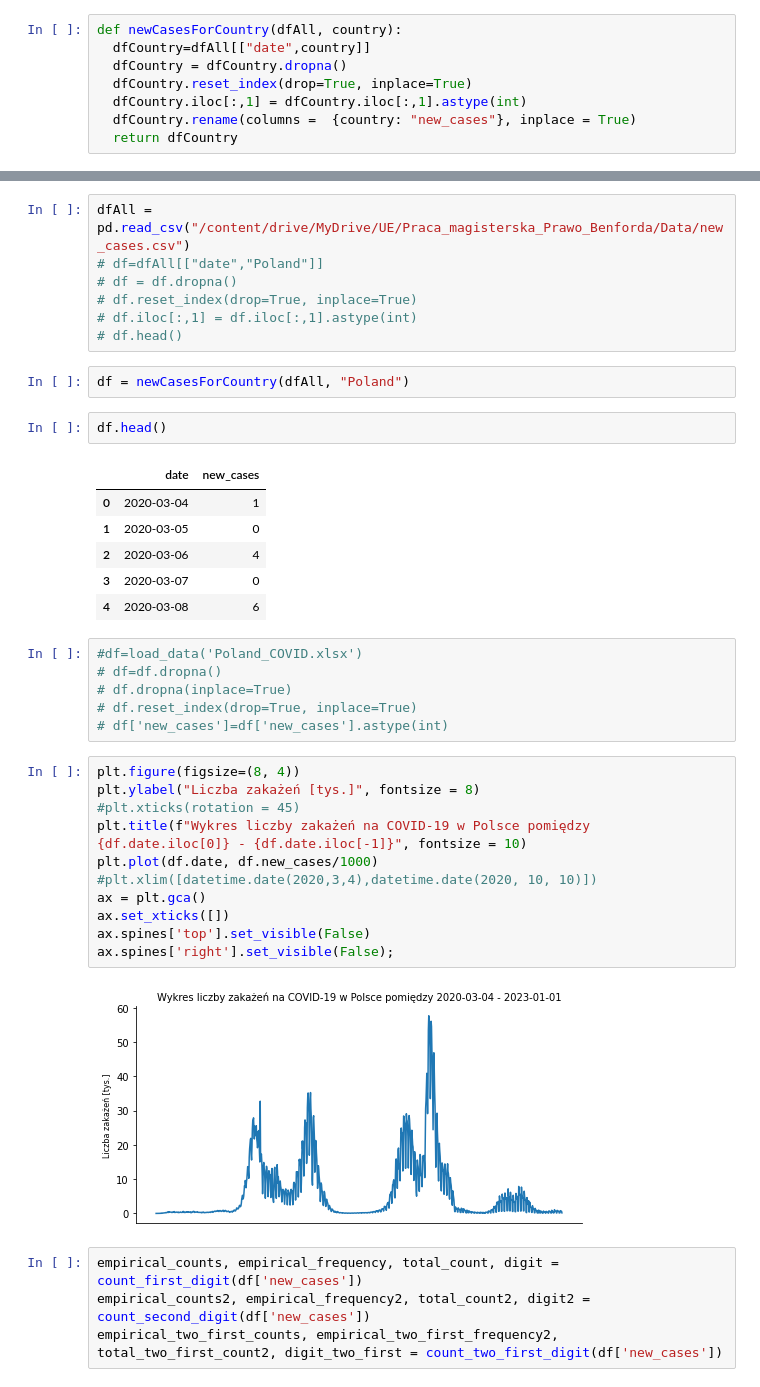
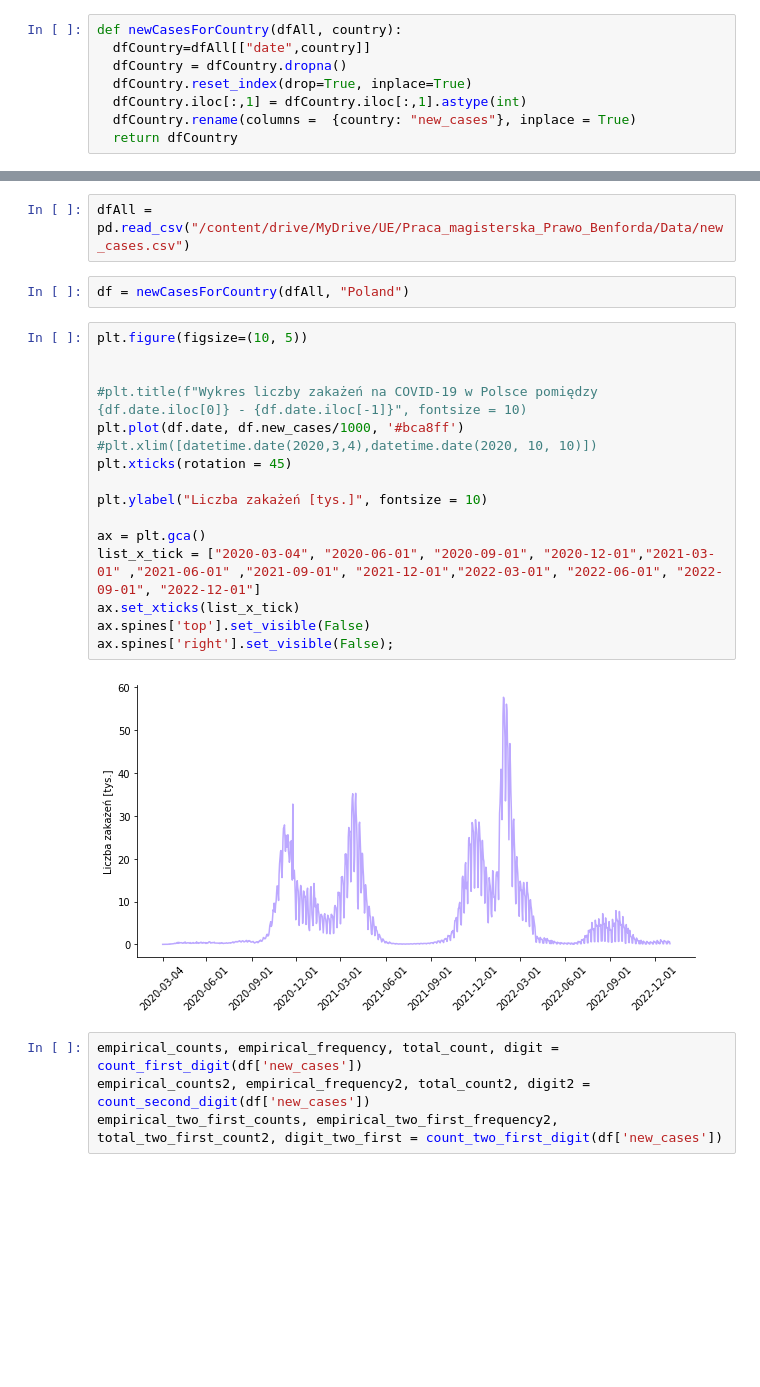
Before and after one commit to antoniperuzynski/BenfordsLaw, a Jupyter notebook: Benford_Law.ipynb, the cells around one changed output, grey strips where cells are left out. Cells and saved outputs as stored; diff of their text form; blank space fills up the shorter version.

Commit message:
Change plots to purple

```diff
--- a/Benford_Law.ipynb
+++ b/Benford_Law.ipynb
@@ -278,41 +273,26 @@ Drive already mounted at /content/drive; to attempt to forcibly remount, call dr
 new_cases.csv
 # %%
 dfAll = pd.read_csv("/content/drive/MyDrive/UE/Praca_magisterska_Prawo_Benforda/Data/new_cases.csv")
-# df=dfAll[["date","Poland"]]
-# df = df.dropna()
-# df.reset_index(drop=True, inplace=True)
-# df.iloc[:,1] = df.iloc[:,1].astype(int)
-# df.head()
 # %%
 df = newCasesForCountry(dfAll, "Poland")
-# %%
-df.head()
-# %% [output]
-|  | date | new_cases |
-| 0 | 2020-03-04 | 1 |
-| 1 | 2020-03-05 | 0 |
-| 2 | 2020-03-06 | 4 |
-| 3 | 2020-03-07 | 0 |
-| 4 | 2020-03-08 | 6 |
-# %%
-#df=load_data('Poland_COVID.xlsx')
-# df=df.dropna()
-# df.dropna(inplace=True)
-# df.reset_index(drop=True, inplace=True)
-# df['new_cases']=df['new_cases'].astype(int)
 # %%
-plt.figure(figsize=(8, 4))
-plt.ylabel("Liczba zakażeń [tys.]", fontsize = 8)
-#plt.xticks(rotation = 45)
-plt.title(f"Wykres liczby zakażeń na COVID-19 w Polsce pomiędzy {df.date.iloc[0]} - {df.date.iloc[-1]}", fontsize = 10)
-plt.plot(df.date, df.new_cases/1000)
+plt.figure(figsize=(10, 5))
+
+
+#plt.title(f"Wykres liczby zakażeń na COVID-19 w Polsce pomiędzy {df.date.iloc[0]} - {df.date.iloc[-1]}", fontsize = 10)
+plt.plot(df.date, df.new_cases/1000, '#bca8ff')
 #plt.xlim([datetime.date(2020,3,4),datetime.date(2020, 10, 10)])
+plt.xticks(rotation = 45)
+
+plt.ylabel("Liczba zakażeń [tys.]", fontsize = 10)
+
 ax = plt.gca()
-ax.set_xticks([])
+list_x_tick = ["2020-03-04", "2020-06-01", "2020-09-01", "2020-12-01","2021-03-01" ,"2021-06-01" ,"2021-09-01", "2021-12-01","2022-03-01", "2022-06-01", "2022-09-01", "2022-12-01"]
+ax.set_xticks(list_x_tick)
 ax.spines['top'].set_visible(False)
 ax.spines['right'].set_visible(False);
 # %% [output]
-[figure, old version]
+[figure, new version]
 # %%
 empirical_counts, empirical_frequency, total_count, digit = count_first_digit(df['new_cases'])
 empirical_counts2, empirical_frequency2, total_count2, digit2 = count_second_digit(df['new_cases'])
```
Also changed, not shown: parts of 16 cells of this notebook.
